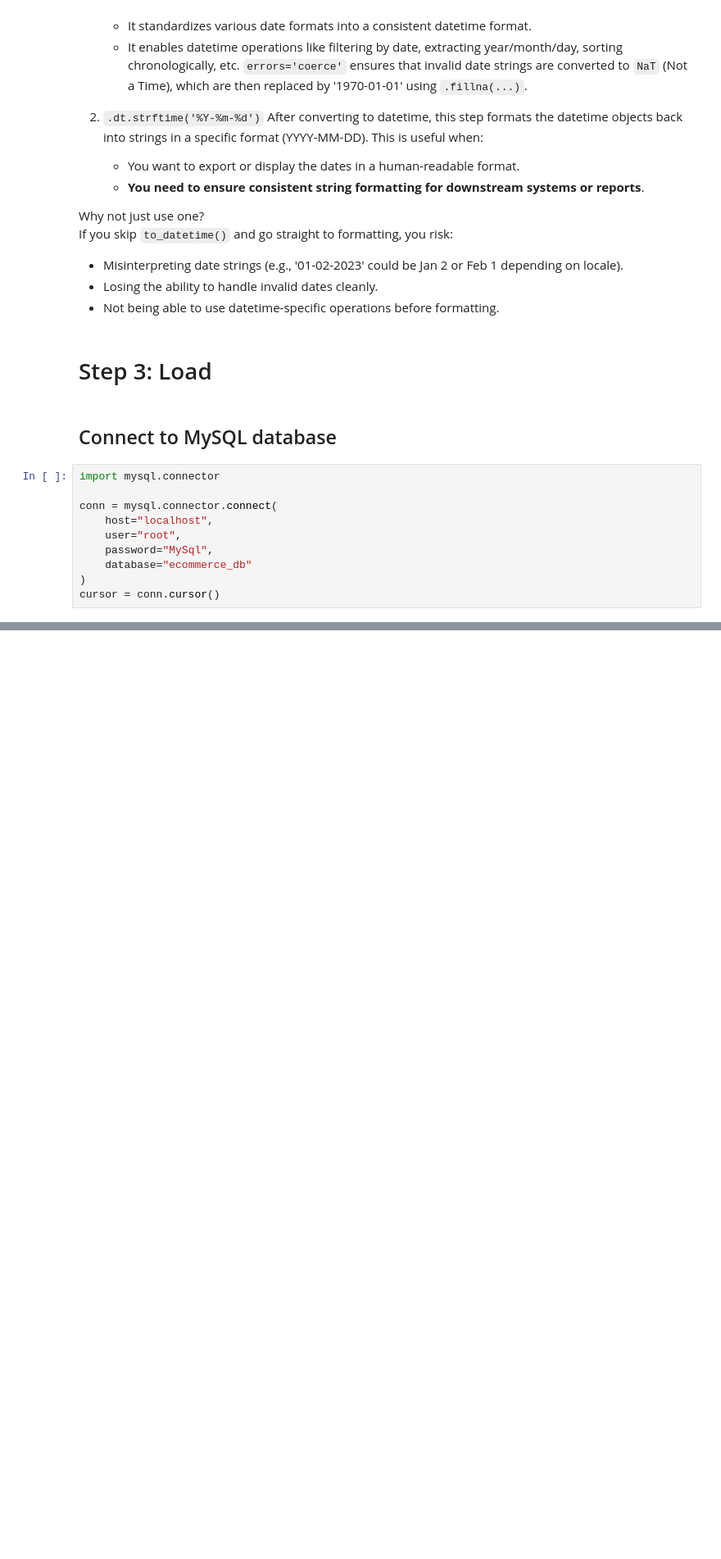
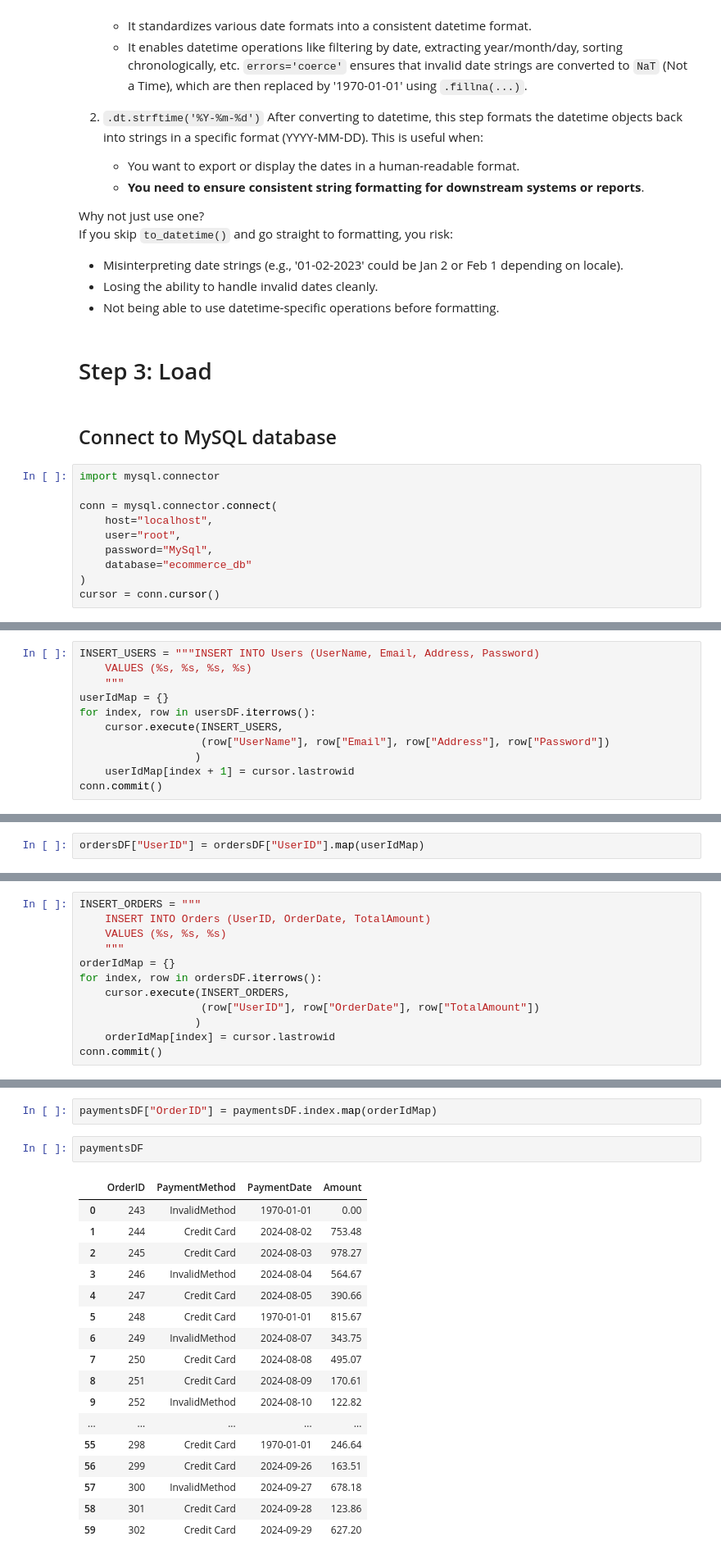
Before and after one commit to floortom/Database-Design, a Jupyter notebook: ETL/ETLprocess.ipynb, the cells around one changed output, grey strips where cells are left out. Shown at 82% size. Cells and saved outputs as stored; diff of their text form; blank space fills up the shorter version.

```diff
--- a/ETL/ETLprocess.ipynb
+++ b/ETL/ETLprocess.ipynb
@@ -157,0 +262,11 @@ cursor = conn.cursor()
+# %%
+INSERT_USERS = """INSERT INTO Users (UserName, Email, Address, Password)
+    VALUES (%s, %s, %s, %s)
+    """
+userIdMap = {}
+for index, row in usersDF.iterrows():
+    cursor.execute(INSERT_USERS,
+                   (row["UserName"], row["Email"], row["Address"], row["Password"])
+                  )
+    userIdMap[index + 1] = cursor.lastrowid
+conn.commit()
@@ -157,0 +279,2 @@ cursor = conn.cursor()
+# %%
+ordersDF["UserID"] = ordersDF["UserID"].map(userIdMap)
@@ -157,0 +283,12 @@ cursor = conn.cursor()
+# %%
+INSERT_ORDERS = """
+    INSERT INTO Orders (UserID, OrderDate, TotalAmount)
+    VALUES (%s, %s, %s)
+    """
+orderIdMap = {}
+for index, row in ordersDF.iterrows():
+    cursor.execute(INSERT_ORDERS,
+                   (row["UserID"], row["OrderDate"], row["TotalAmount"])
+                  )
+    orderIdMap[index] = cursor.lastrowid
+conn.commit()
@@ -157,0 +337,22 @@ cursor = conn.cursor()
+# %%
+paymentsDF["OrderID"] = paymentsDF.index.map(orderIdMap)
+# %%
+paymentsDF
+# %% [output]
+|  | OrderID | PaymentMethod | PaymentDate | Amount |
+| 0 | 243 | InvalidMethod | 1970-01-01 | 0.00 |
+| 1 | 244 | Credit Card | 2024-08-02 | 753.48 |
+| 2 | 245 | Credit Card | 2024-08-03 | 978.27 |
+| 3 | 246 | InvalidMethod | 2024-08-04 | 564.67 |
+| 4 | 247 | Credit Card | 2024-08-05 | 390.66 |
+| 5 | 248 | Credit Card | 1970-01-01 | 815.67 |
+| 6 | 249 | InvalidMethod | 2024-08-07 | 343.75 |
+| 7 | 250 | Credit Card | 2024-08-08 | 495.07 |
+| 8 | 251 | Credit Card | 2024-08-09 | 170.61 |
+| 9 | 252 | InvalidMethod | 2024-08-10 | 122.82 |
+| ... | ... | ... | ... | ... |
+| 55 | 298 | Credit Card | 1970-01-01 | 246.64 |
+| 56 | 299 | Credit Card | 2024-09-26 | 163.51 |
+| 57 | 300 | InvalidMethod | 2024-09-27 | 678.18 |
+| 58 | 301 | Credit Card | 2024-09-28 | 123.86 |
+| 59 | 302 | Credit Card | 2024-09-29 | 627.20 |
```
Also changed, not shown: parts of 31 cells of this notebook, 1 other file.
